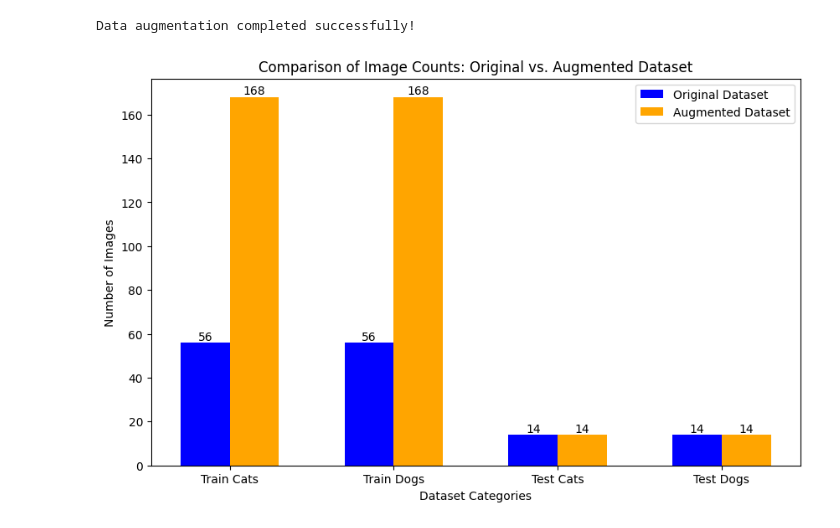
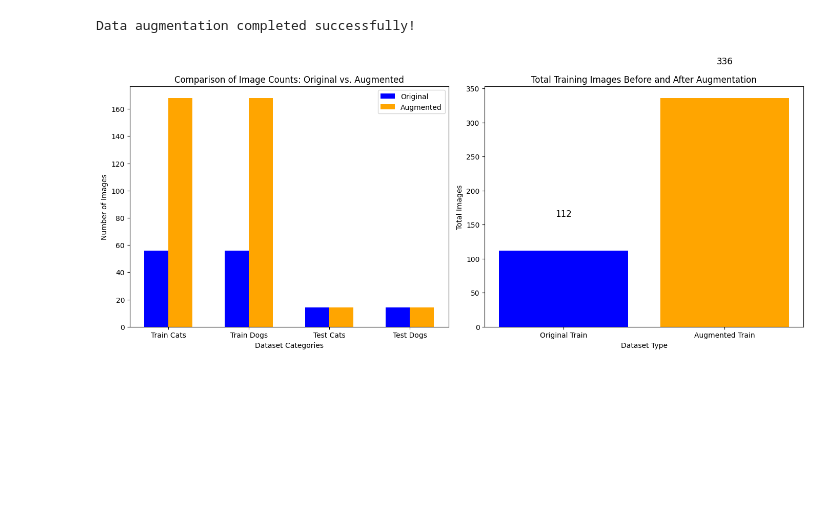
Before and after one commit to Venkat-2341/Lab-Assignment-5, a Jupyter notebook: main.ipynb, the cells around one changed output. Saved outputs shown, nothing was run; the diff lists cells and outputs as text; code cells hidden in the pictures; blank space fills up the shorter version.

Commit message:
plots

```diff
--- a/main.ipynb
+++ b/main.ipynb
@@ -163,7 +163,7 @@ import os
 import matplotlib.pyplot as plt
 import numpy as np
 
-# Function to count images in each category (0 - cats, 1 - dogs)
+# Function to count images in each category
 def count_images(directory):
     counts = {}
     for label in ["0", "1"]:  # Folders: '0' for cats, '1' for dogs
@@ -174,51 +174,58 @@ def count_images(directory):
             counts[label] = 0  # If the directory is missing, assume 0 images
     return counts
 
-# Paths to original and augmented datasets
+# Paths to datasets
 original_train_dir = "original_dataset/train"
 original_test_dir = "original_dataset/test"
 augmented_train_dir = "dataset/train"
 augmented_test_dir = "dataset/test"
 
 # Get image counts
 original_train_counts = count_images(original_train_dir)
 original_test_counts = count_images(original_test_dir)
 augmented_train_counts = count_images(augmented_train_dir)
 augmented_test_counts = count_images(augmented_test_dir)
 
-# Prepare data for plotting
+# --- First Plot: Category-wise Comparison ---
 labels = ["Train Cats", "Train Dogs", "Test Cats", "Test Dogs"]
 original_counts = [
     original_train_counts["0"], original_train_counts["1"],
     original_test_counts["0"], original_test_counts["1"]
 ]
 augmented_counts = [
     augmented_train_counts["0"], augmented_train_counts["1"],
     augmented_test_counts["0"], augmented_test_counts["1"]
 ]
 
 x = np.arange(len(labels))  # Label locations
 width = 0.3  # Bar width
 
-# Plot bar chart
-fig, ax = plt.subplots(figsize=(10, 6))
-bars1 = ax.bar(x - width/2, original_counts, width, label="Original Dataset", color="blue")
-bars2 = ax.bar(x + width/2, augmented_counts, width, label="Augmented Dataset", color="orange")
+fig, axes = plt.subplots(1, 2, figsize=(14, 6))
 
-# Labels and title
-ax.set_xlabel("Dataset Categories")
-ax.set_ylabel("Number of Images")
-ax.set_title("Comparison of Image Counts: Original vs. Augmented Dataset")
-ax.set_xticks(x)
-ax.set_xticklabels(labels)
-ax.legend()
+# Bar chart: Original vs. Augmented (category-wise)
+axes[0].bar(x - width/2, original_counts, width, label="Original", color="blue")
+axes[0].bar(x + width/2, augmented_counts, width, label="Augmented", color="orange")
+axes[0].set_xlabel("Dataset Categories")
+axes[0].set_ylabel("Number of Images")
+axes[0].set_title("Comparison of Image Counts: Original vs. Augmented")
+axes[0].set_xticks(x)
+axes[0].set_xticklabels(labels)
+axes[0].legend()
 
-# Show count labels on bars
-for bars in [bars1, bars2]:
-    for bar in bars:
-        height = bar.get_height()
-        ax.text(bar.get_x() + bar.get_width()/2, height, f'{height}', ha='center', va='bottom', fontsize=10)
+# --- Second Plot: Total Training Images Before vs After Augmentation ---
+total_original_train = original_train_counts["0"] + original_train_counts["1"]
+total_augmented_train = augmented_train_counts["0"] + augmented_train_counts["1"]
 
+axes[1].bar(["Original Train", "Augmented Train"], [total_original_train, total_augmented_train], color=["blue", "orange"])
+axes[1].set_xlabel("Dataset Type")
+axes[1].set_ylabel("Total Images")
+axes[1].set_title("Total Training Images Before and After Augmentation")
+
+# Show count labels
+for i, v in enumerate([total_original_train, total_augmented_train]):
+    axes[1].text(i, v + 50, str(v), ha='center', fontsize=12)
+
+plt.tight_layout()
 plt.show()
 # %% [output]
-[figure, old version]
+[figure, new version]
```
